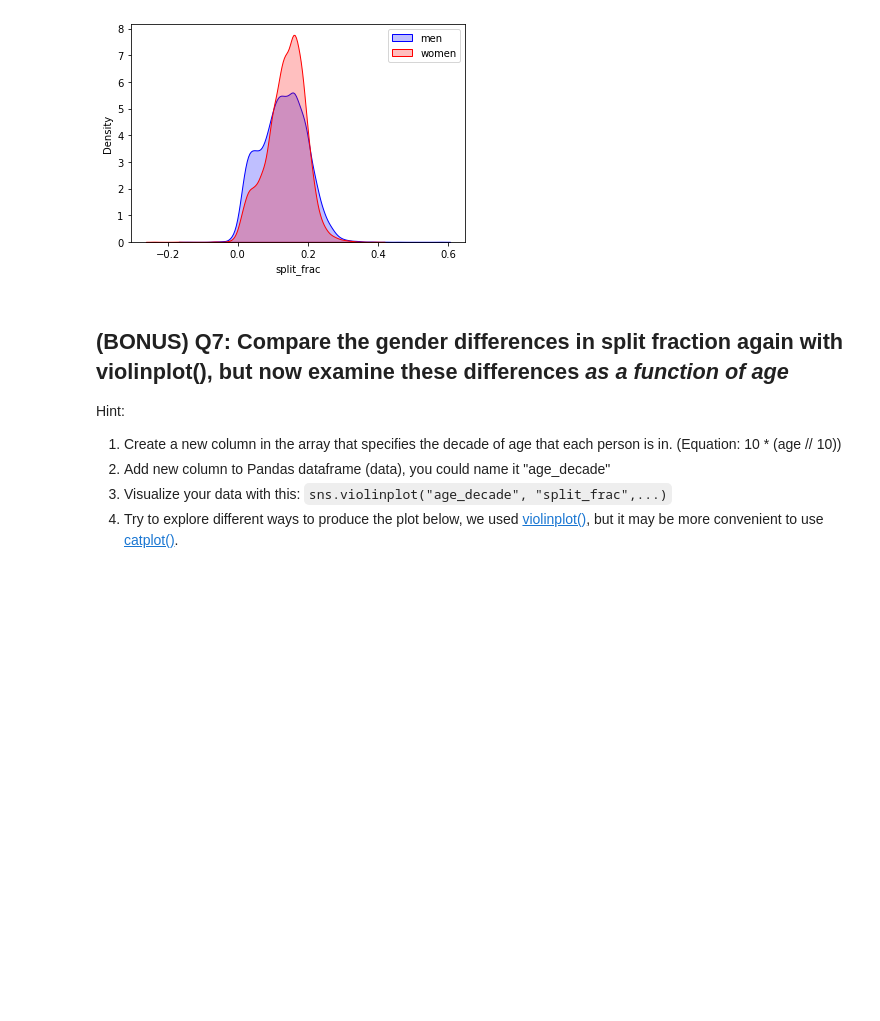
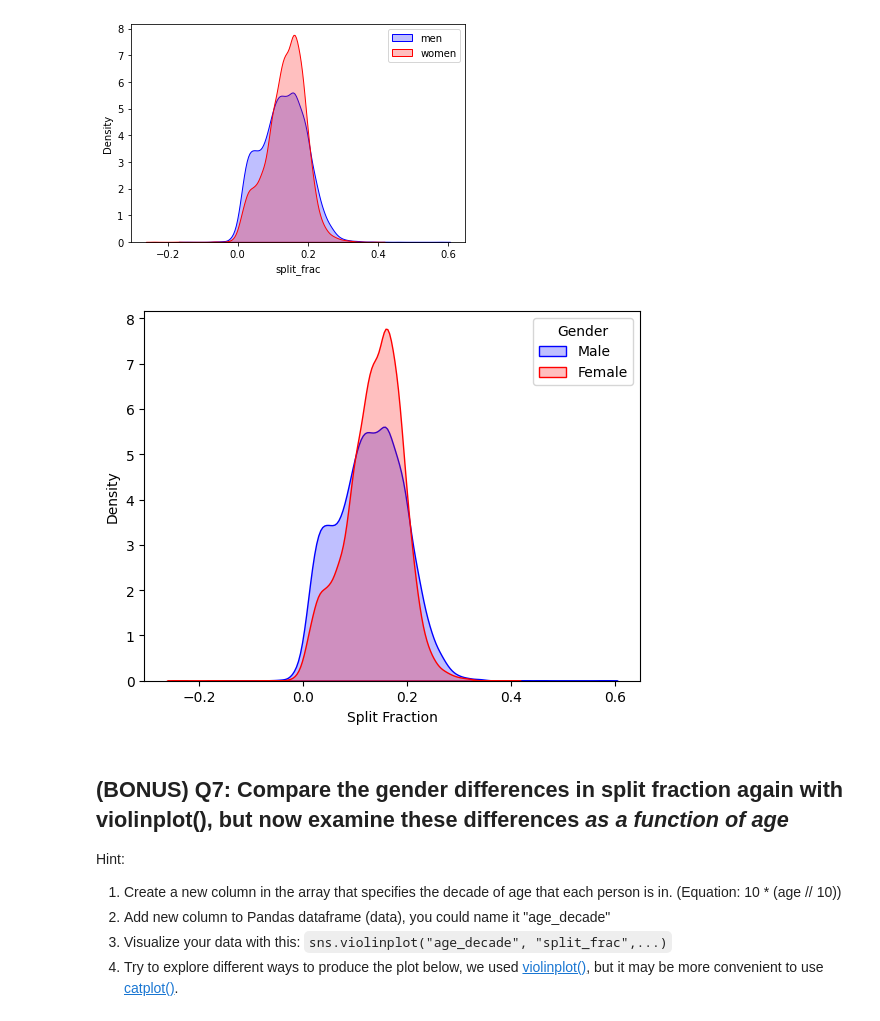
Before and after one commit to lynnbauerm/2025_Intro_Python, a Jupyter notebook: notebook/W4_S2.ipynb, the cells around one changed output. Saved outputs shown, nothing was run; the diff lists cells and outputs as text; code cells hidden in the pictures; blank space fills up the shorter version.

```diff
--- a/notebook/W4_S2.ipynb
+++ b/notebook/W4_S2.ipynb
@@ -148,11 +163,23 @@ Hint: You can use `kdeplot()` function in seaborn for this question. Check the s
 ![Unknown-5.png](embedded-picture-1)
 # %%
 # Visualize male split_frac here.
-sns.___________(______________________, label=____, shade=_____,color=__)
+#sns.___________(______________________, label=____, shade=_____,color=__)
 # Visualize female split_frac here.
-sns.____________(______________________, label=______, shade=_____,color=____)
-plt.legend(______)
-plt.xlabel(________);
+#sns.____________(______________________, label=______, shade=_____,color=____)
+#plt.legend(______)
+#plt.xlabel(________);
+
+# Visualize male split_frac here.
+sns.kdeplot(data[data.gender == "M"]["split_frac"], label="Male", fill=True, color="blue")
+
+# Visualize female split_frac here.
+sns.kdeplot(data[data.gender == "W"]["split_frac"], label="Female", fill=True, color="red")
+
+plt.legend(title="Gender")
+plt.xlabel("Split Fraction");
+plt.show()
+# %% [output]
+[figure, added]
 # %% [markdown]
 ## (BONUS) Q7: Compare the gender differences in split fraction again with violinplot(), but now examine these differences *as a function of age*
 
```
Also changed, not shown: parts of 2 cells of this notebook.
